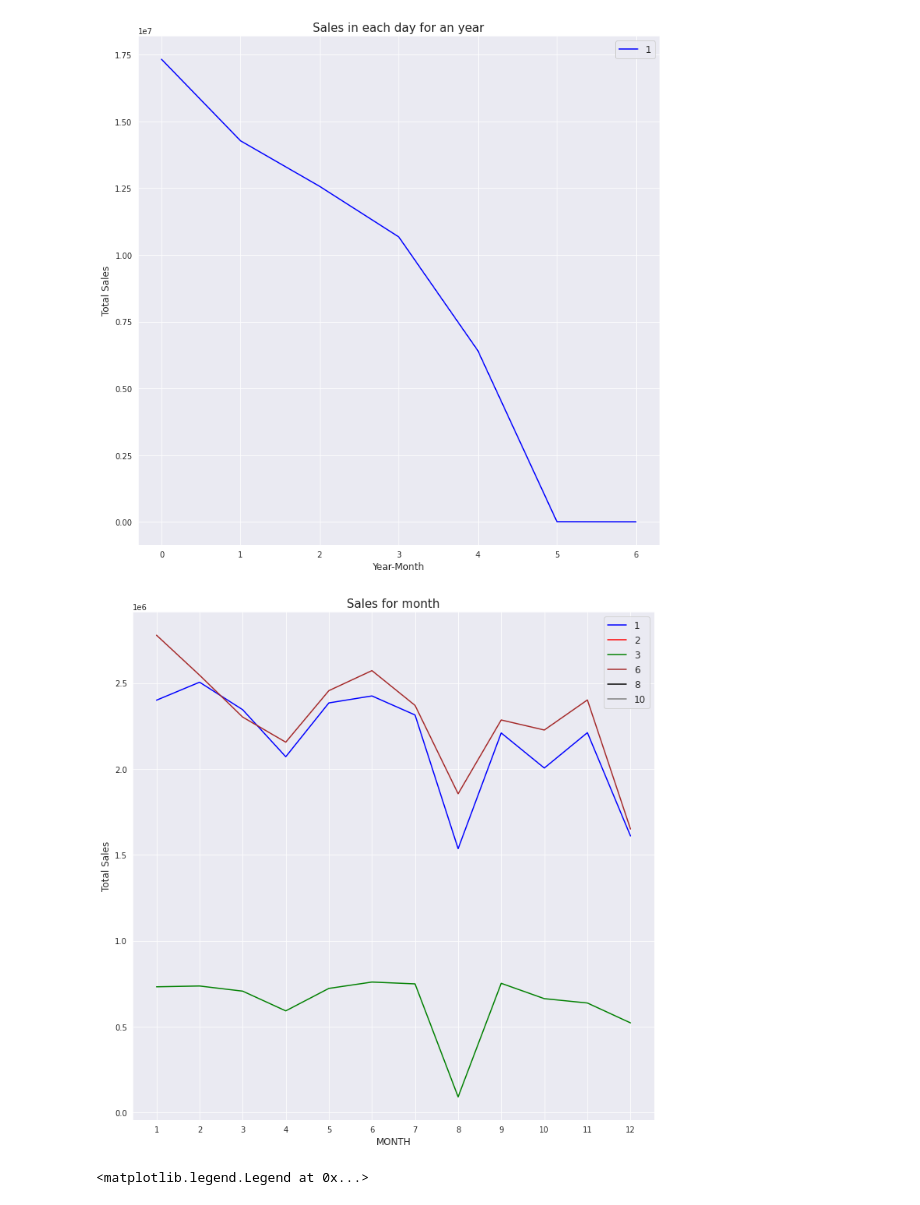
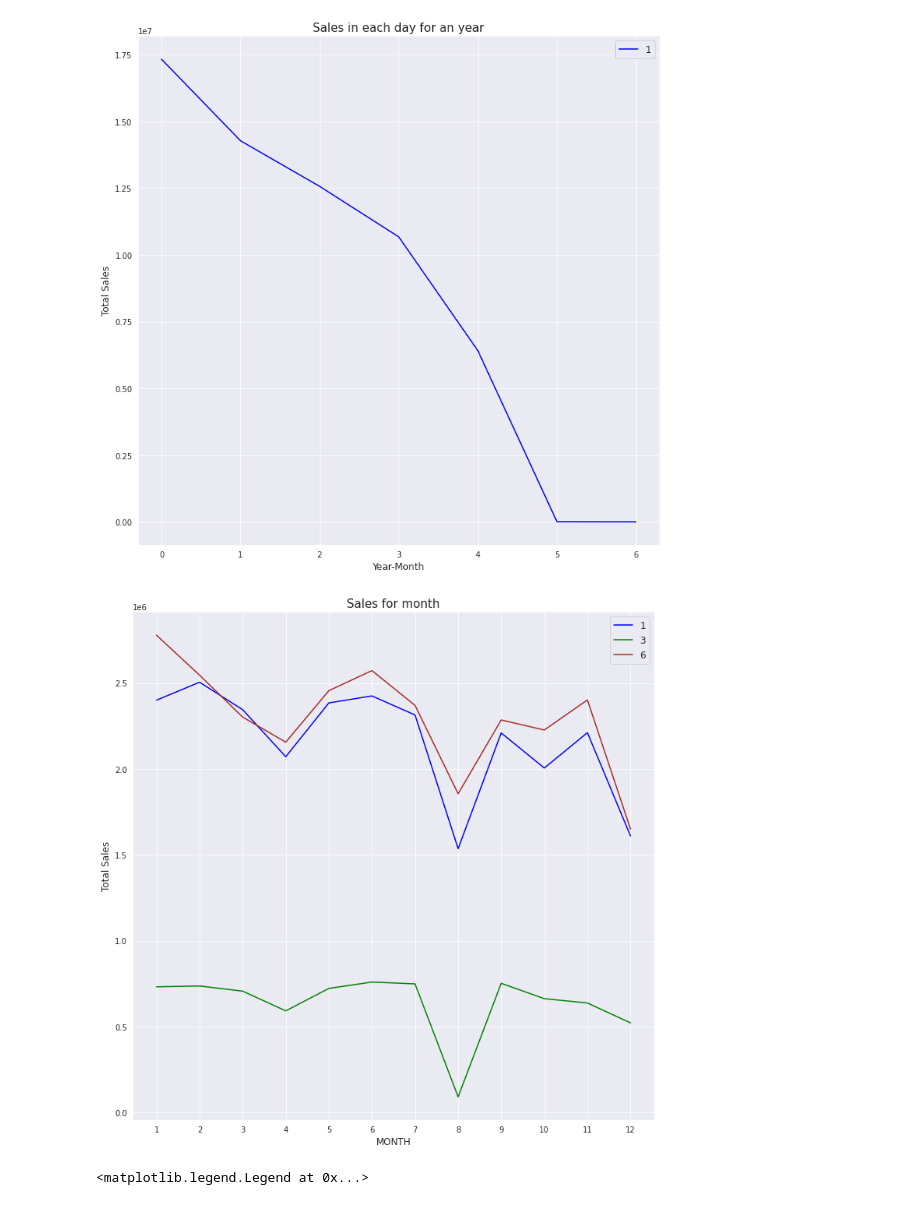
Before and after one commit to pacomm5/PLANTILLAS2, a Jupyter notebook: COHORT3_MIO4.ipynb, the cells around one changed output. Drawn from its saved outputs; the diff is of its cells as text; code cells hidden in the pictures.

```diff
--- a/COHORT3_MIO4.ipynb
+++ b/COHORT3_MIO4.ipynb
@@ -648,25 +656,25 @@ plt.show()
 # %%
 # ahora hacemos lo mismo pero por mes
 
 plt.figure(figsize=(12,12))
 df_audi[df_audi['Tall']=='1'].groupby(['month'])['Fact_total'].sum().plot(kind='line',label='1',color='blue')
-df_audi[df_audi['Tall']=='2'].groupby(['month'])['Fact_total'].sum().plot(kind='line',label='2',color='red')
+"""df_audi[df_audi['Tall']=='2'].groupby(['month'])['Fact_total'].sum().plot(kind='line',label='2',color='red')"""
 df_audi[df_audi['Tall']=='3'].groupby(['month'])['Fact_total'].sum().plot(kind='line',label='3',color="green")
 df_audi[df_audi['Tall']=='6'].groupby(['month'])['Fact_total'].sum().plot(kind='line',label='6',color='brown')
-df_audi[df_audi['Tall']=='8'].groupby(['month'])['Fact_total'].sum().plot(kind='line',label='8',color='black')
-df_audi[df_audi['Tall']=='10'].groupby(['month'])['Fact_total'].sum().plot(kind='line',label='10',color='grey')
+"""df_audi[df_audi['Tall']=='8'].groupby(['month'])['Fact_total'].sum().plot(kind='line',label='8',color='black')
+df_audi[df_audi['Tall']=='10'].groupby(['month'])['Fact_total'].sum().plot(kind='line',label='10',color='grey')"""
 
 
 # agrupamos por año y mes y sumamos la cantidad. Lo hemos agrupado por talleres.
 
 plt.xlabel('MONTH',size=12)
 plt.ylabel('Total Sales', size=12)
 plt.title('Sales for month', size=15)
 plt.xticks([1,2,3,4,5,6,7,8,9,10,11,12])
 plt.legend(fontsize=12)
 plt.show()
 # %% [output]
-[figure, old version]
+[figure, new version]
 # %%
 # ahora hacemos lo mismo pero por mes
 
```
Also changed, not shown: parts of 4 cells of this notebook.
